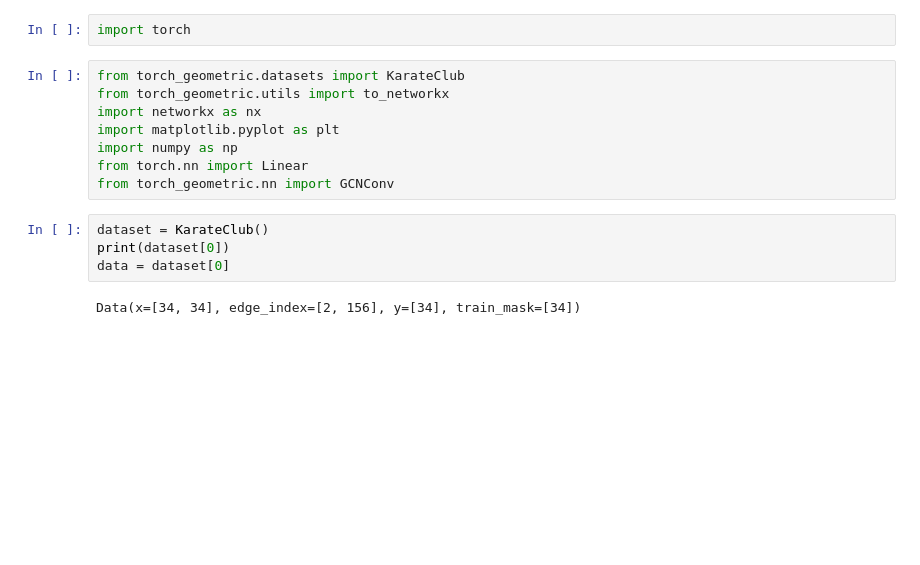
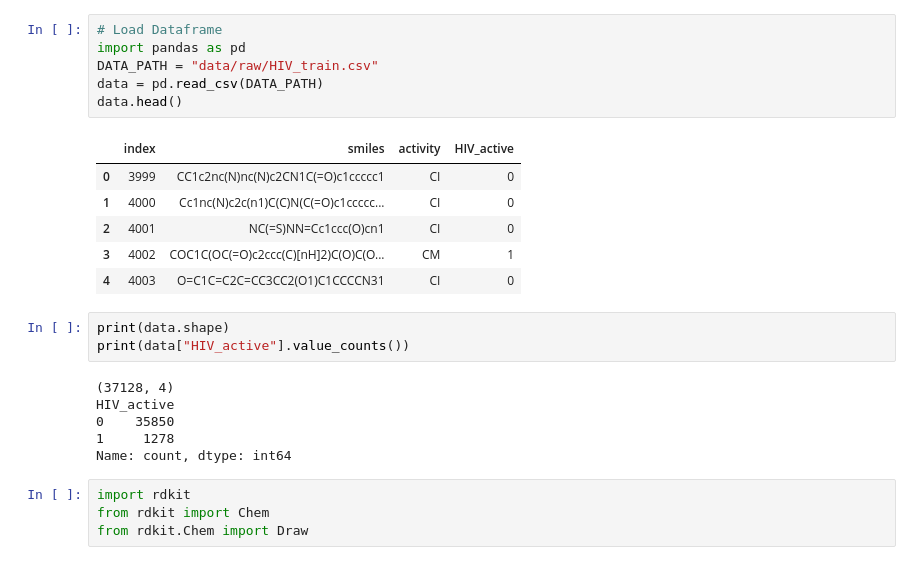
Before and after one commit to RegalAdhikari/Graph-Neural-Networks-Pytorch, a Jupyter notebook: Country-wise-students/peepo.ipynb, the cells around one changed output. Saved outputs shown, nothing was run; the diff lists cells and outputs as text; blank space fills up the shorter version.

```diff
--- a/Country-wise-students/peepo.ipynb
+++ b/Country-wise-students/peepo.ipynb
@@ -71,16 +1,26 @@ Requirement already satisfied: MarkupSafe>=0.9.2 in c:\users\legion\documents\gi
-# %%
-import torch
-# %%
-from torch_geometric.datasets import KarateClub
-from torch_geometric.utils import to_networkx
-import networkx as nx
-import matplotlib.pyplot as plt
-import numpy as np
-from torch.nn import Linear
-from torch_geometric.nn import GCNConv
-# %%
-dataset = KarateClub()
-print(dataset[0])
-data = dataset[0]
-# %% [output]
-Data(x=[34, 34], edge_index=[2, 156], y=[34], train_mask=[34])
+# %%
+# Load Dataframe
+import pandas as pd
+DATA_PATH = "data/raw/HIV_train.csv"
+data = pd.read_csv(DATA_PATH)
+data.head()
+# %% [output]
+|  | index | smiles | activity | HIV_active |
+| 0 | 3999 | CC1c2nc(N)nc(N)c2CN1C(=O)c1ccccc1 | CI | 0 |
+| 1 | 4000 | Cc1nc(N)c2c(n1)C(C)N(C(=O)c1ccccc... | CI | 0 |
+| 2 | 4001 | NC(=S)NN=Cc1ccc(O)cn1 | CI | 0 |
+| 3 | 4002 | COC1C(OC(=O)c2ccc(C)[nH]2)C(O)C(O... | CM | 1 |
+| 4 | 4003 | O=C1C=C2C=CC3CC2(O1)C1CCCCN31 | CI | 0 |
+# %%
+print(data.shape)
+print(data["HIV_active"].value_counts())
+# %% [output]
+(37128, 4)
+HIV_active
+0    35850
+1     1278
+Name: count, dtype: int64
+# %%
+import rdkit
+from rdkit import Chem
+from rdkit.Chem import Draw
```
Also changed, not shown: parts of 4 cells of this notebook, 6 other files.
